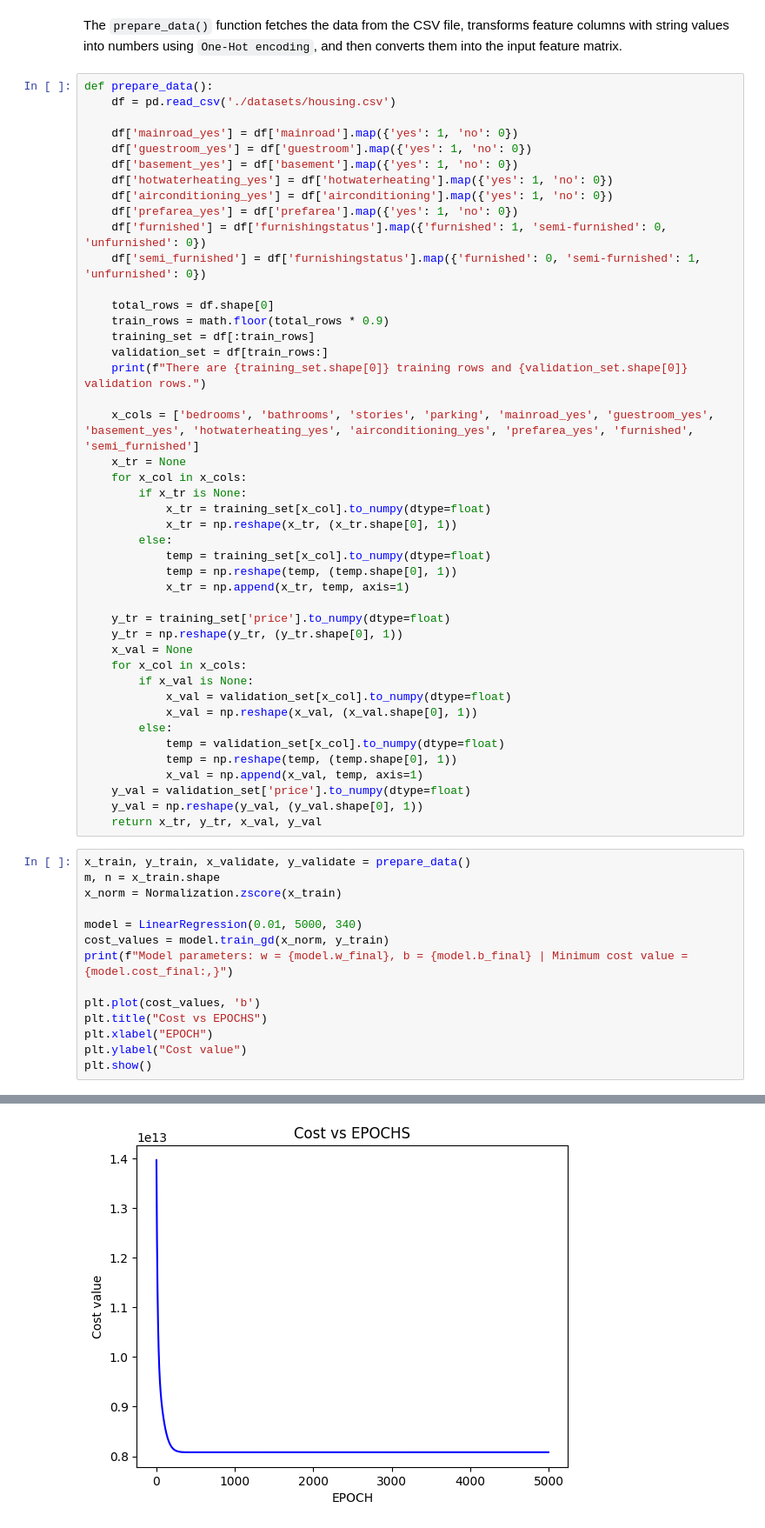
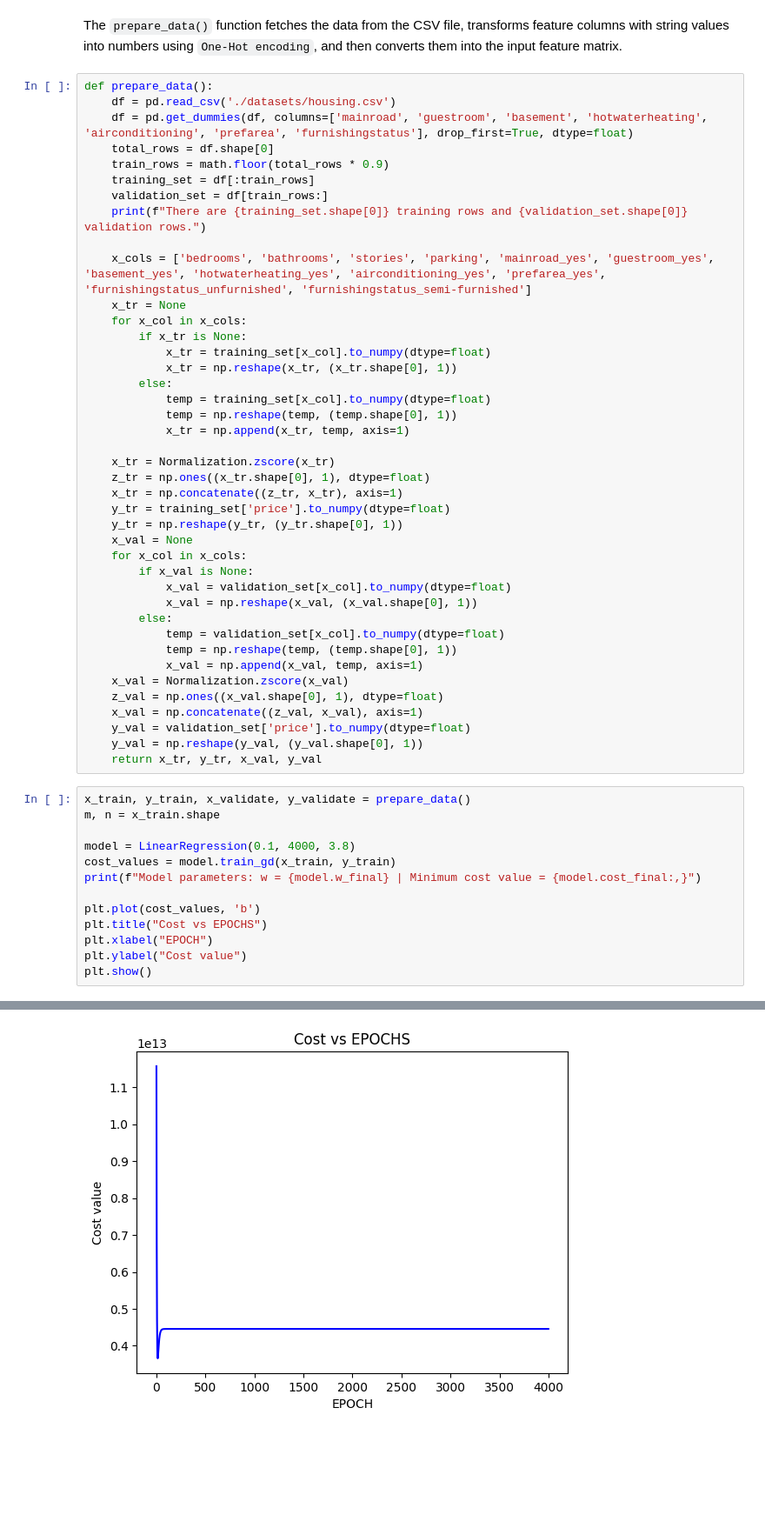
Before and after one commit to mkbworks/csen240, a Jupyter notebook: housing_price_multivariate.ipynb, the cells around one changed output, grey strips where cells are left out. Shown at 87% size. Drawn from its saved outputs; the diff is of its cells as text; blank space fills up the shorter version.

Commit message:
Modified logic for univarite and multivariate regression

```diff
--- a/housing_price_multivariate.ipynb
+++ b/housing_price_multivariate.ipynb
@@ -19,23 +19,14 @@ The `prepare_data()` function fetches the data from the CSV file, transforms fea
 # %%
 def prepare_data():
     df = pd.read_csv('./datasets/housing.csv')
-
-    df['mainroad_yes'] = df['mainroad'].map({'yes': 1, 'no': 0})
-    df['guestroom_yes'] = df['guestroom'].map({'yes': 1, 'no': 0})
-    df['basement_yes'] = df['basement'].map({'yes': 1, 'no': 0})
-    df['hotwaterheating_yes'] = df['hotwaterheating'].map({'yes': 1, 'no': 0})
-    df['airconditioning_yes'] = df['airconditioning'].map({'yes': 1, 'no': 0})
-    df['prefarea_yes'] = df['prefarea'].map({'yes': 1, 'no': 0})
-    df['furnished'] = df['furnishingstatus'].map({'furnished': 1, 'semi-furnished': 0, 'unfurnished': 0})
-    df['semi_furnished'] = df['furnishingstatus'].map({'furnished': 0, 'semi-furnished': 1, 'unfurnished': 0})
-
+    df = pd.get_dummies(df, columns=['mainroad', 'guestroom', 'basement', 'hotwaterheating', 'airconditioning', 'prefarea', 'furnishingstatus'], drop_first=True, dtype=float)
     total_rows = df.shape[0]
     train_rows = math.floor(total_rows * 0.9)
     training_set = df[:train_rows]
     validation_set = df[train_rows:]
     print(f"There are {training_set.shape[0]} training rows and {validation_set.shape[0]} validation rows.")
 
-    x_cols = ['bedrooms', 'bathrooms', 'stories', 'parking', 'mainroad_yes', 'guestroom_yes', 'basement_yes', 'hotwaterheating_yes', 'airconditioning_yes', 'prefarea_yes', 'furnished', 'semi_furnished']
+    x_cols = ['bedrooms', 'bathrooms', 'stories', 'parking', 'mainroad_yes', 'guestroom_yes', 'basement_yes', 'hotwaterheating_yes', 'airconditioning_yes', 'prefarea_yes', 'furnishingstatus_unfurnished', 'furnishingstatus_semi-furnished']
     x_tr = None
     for x_col in x_cols:
         if x_tr is None:
@@ -46,6 +37,9 @@ def prepare_data():
             temp = np.reshape(temp, (temp.shape[0], 1))
             x_tr = np.append(x_tr, temp, axis=1)
 
+    x_tr = Normalization.zscore(x_tr)
+    z_tr = np.ones((x_tr.shape[0], 1), dtype=float)
+    x_tr = np.concatenate((z_tr, x_tr), axis=1)
     y_tr = training_set['price'].to_numpy(dtype=float)
     y_tr = np.reshape(y_tr, (y_tr.shape[0], 1))
     x_val = None
@@ -57,17 +51,19 @@ def prepare_data():
             temp = validation_set[x_col].to_numpy(dtype=float)
             temp = np.reshape(temp, (temp.shape[0], 1))
             x_val = np.append(x_val, temp, axis=1)
+    x_val = Normalization.zscore(x_val)
+    z_val = np.ones((x_val.shape[0], 1), dtype=float)
+    x_val = np.concatenate((z_val, x_val), axis=1)
     y_val = validation_set['price'].to_numpy(dtype=float)
     y_val = np.reshape(y_val, (y_val.shape[0], 1))
     return x_tr, y_tr, x_val, y_val
 # %%
 x_train, y_train, x_validate, y_validate = prepare_data()
 m, n = x_train.shape
-x_norm = Normalization.zscore(x_train)
 
-model = LinearRegression(0.01, 5000, 340)
-cost_values = model.train_gd(x_norm, y_train)
-print(f"Model parameters: w = {model.w_final}, b = {model.b_final} | Minimum cost value = {model.cost_final:,}")
+model = LinearRegression(0.1, 4000, 3.8)
+cost_values = model.train_gd(x_train, y_train)
+print(f"Model parameters: w = {model.w_final} | Minimum cost value = {model.cost_final:,}")
 
 plt.plot(cost_values, 'b')
 plt.title("Cost vs EPOCHS")
@@ -91,3 +88,3 @@ Model parameters: w = [[153578.63263742]
-[figure, old version]
+[figure, new version]
 # %%
 m_validate, n_validate = x_validate.shape
```
Also changed, not shown: parts of 3 cells of this notebook, 2 other files.
